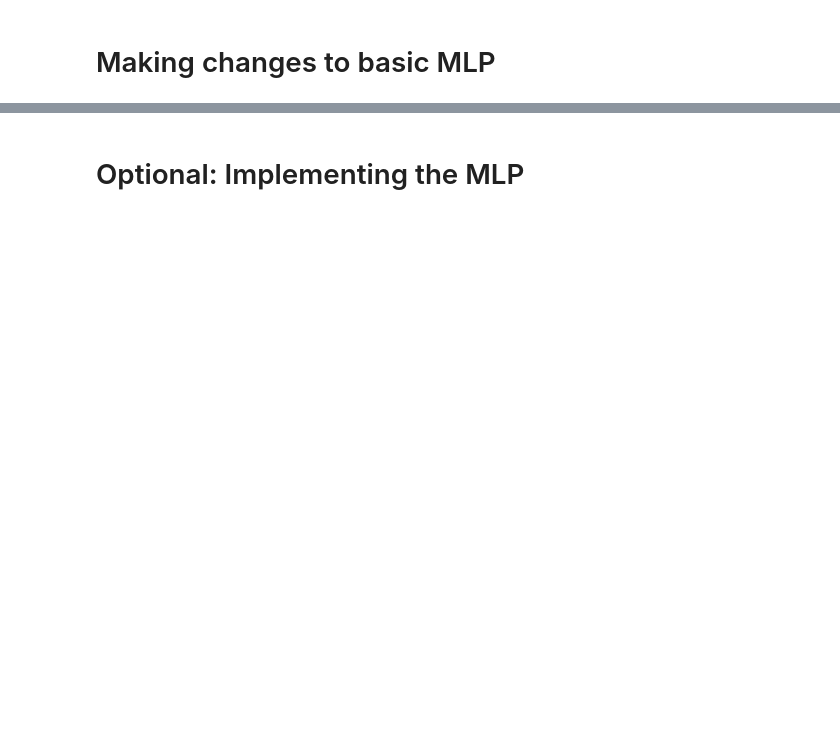
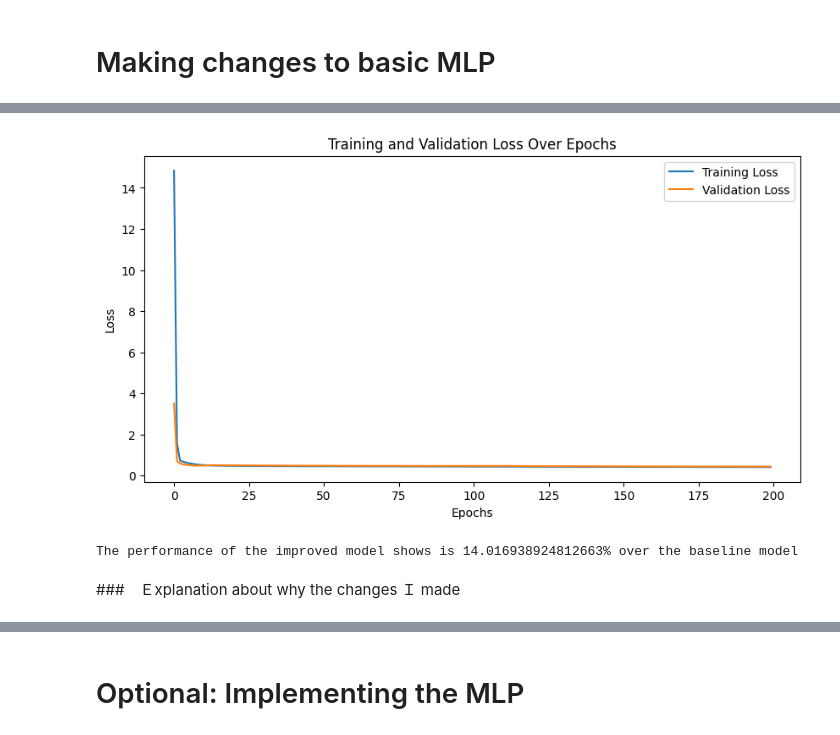
Before and after one commit to USFCA-CS663-Spring2024/mlp-multi-layer-perceptron-weicheng112, a Jupyter notebook: Assignment 4 - MLP.ipynb, the cells around one changed output, grey strips where cells are left out. Cells and saved outputs as stored; diff of their text form; code cells hidden in the pictures; blank space fills up the shorter version.

```diff
--- a/Assignment 4 - MLP.ipynb
+++ b/Assignment 4 - MLP.ipynb
@@ -492,0 +544,29 @@ plt.show()
+# %%
+epochs = 200
+
+train_loss = []
+valid_loss = []
+
+for epoch in range(epochs):
+    batch_loss = []
+    new_model.train()
+    # Train a batch
+    for features, targets in train_loader:
+        # Get output
+        output = new_model.forward(features)
+        # Calculate the loss
+        loss = criterion(output, targets)
+        batch_loss.append(loss.item())
+        optimiser.zero_grad() # Remove previous gradients
+        loss.backward() # What the updates should be
+        optimiser.step() # Update w&b
+    # For each epoch
+    new_model.eval()
+    # Training loss
+    train_loss.append(sum(batch_loss) / len(batch_loss))
+    # Valid loss, etc.
+    hyp_valid = new_model.forward(X_val)
+    # c = torch.argmax(hyp_valid, dim=1)
+    valid_loss.append(criterion(hyp_valid, y_val).item())
+    print(f'Epoch {epoch + 1}, Train Loss: {np.mean(batch_loss)}, Validation Loss: {valid_loss[-1]}')
+    # print('Valid acc:', valid_acc, 'Valid loss:', valid_loss[-1])
@@ -492,0 +625,20 @@ plt.show()
+# %%
+# Plotting the losses
+plt.figure(figsize=(10, 5))
+plt.plot(train_loss, label='Training Loss')
+plt.plot(valid_loss, label='Validation Loss')
+plt.title('Training and Validation Loss Over Epochs')
+plt.xlabel('Epochs')
+plt.ylabel('Loss')
+plt.legend()
+plt.show()
+# %% [output]
+[figure, added]
+# %%
+improved_rate = (abs(mse - new_mse)) / mse
+improved_rate = improved_rate*100
+print(f'The performance of the improved model shows is {improved_rate}% over the baseline model')
+# %% [output]
+The performance of the improved model shows is 14.016938924812663% over the baseline model
+# %% [markdown]
+###　Ｅxplanation about why the changes Ｉ made
```
Also changed, not shown: parts of 13 cells of this notebook.
